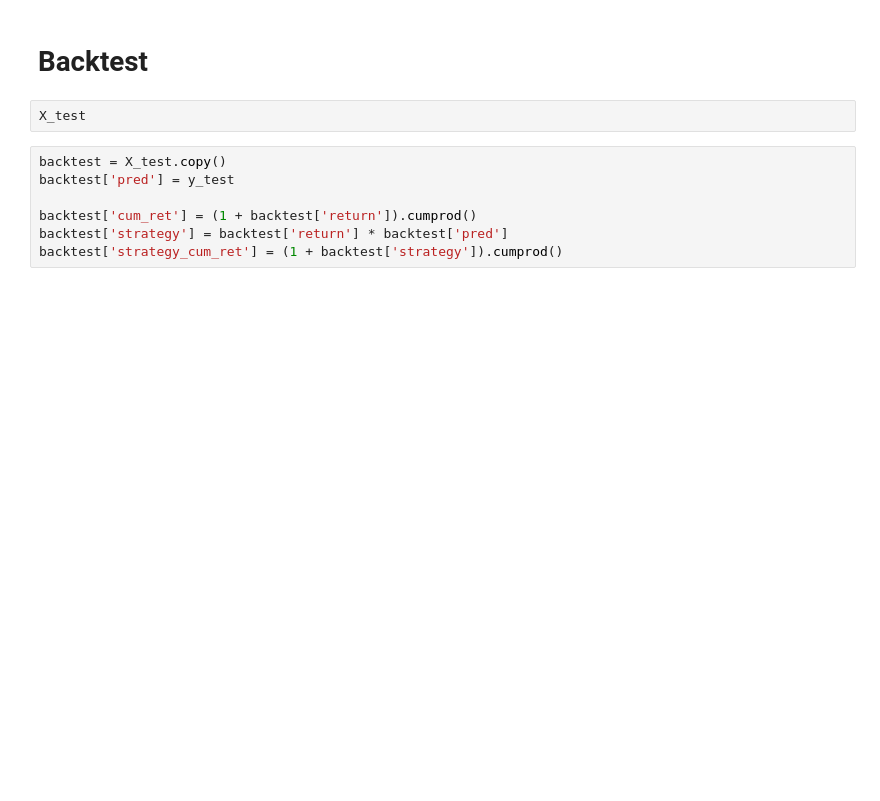
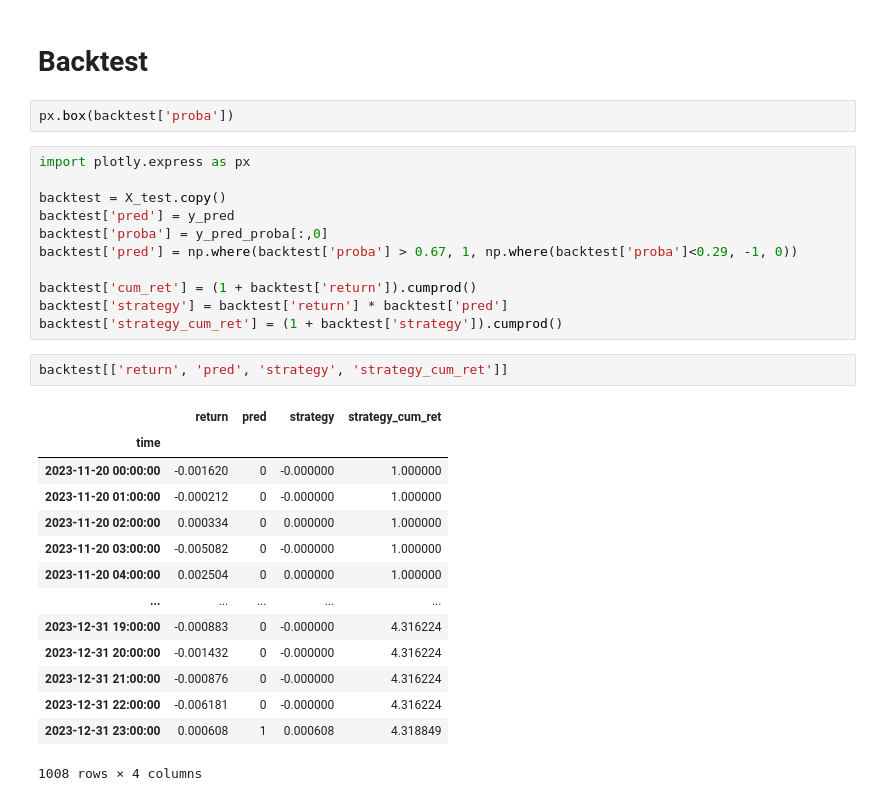
Before and after one commit to cedTrad/StrategyLab, a Jupyter notebook: app.ipynb, the cells around one changed output. Drawn from its saved outputs; the diff is of its cells as text; blank space fills up the shorter version.

```diff
--- a/app.ipynb
+++ b/app.ipynb
@@ -260,12 +255,33 @@ return_attribution(data, model, list(features.columns))
 # %% [markdown]
 # Backtest
-# %%
-X_test
+# %%
+px.box(backtest['proba'])
 # %%
+import plotly.express as px
+
 backtest = X_test.copy()
-backtest['pred'] = y_test
+backtest['pred'] = y_pred
+backtest['proba'] = y_pred_proba[:,0]
+backtest['pred'] = np.where(backtest['proba'] > 0.67, 1, np.where(backtest['proba']<0.29, -1, 0))
 
 backtest['cum_ret'] = (1 + backtest['return']).cumprod()
 backtest['strategy'] = backtest['return'] * backtest['pred']
 backtest['strategy_cum_ret'] = (1 + backtest['strategy']).cumprod()
+# %%
+backtest[['return', 'pred', 'strategy', 'strategy_cum_ret']]
+# %% [output]
+|  | return | pred | strategy | strategy_cum_ret |
+| time |  |  |  |  |
+| 2023-11-20 00:00:00 | -0.001620 | 0 | -0.000000 | 1.000000 |
+| 2023-11-20 01:00:00 | -0.000212 | 0 | -0.000000 | 1.000000 |
+| 2023-11-20 02:00:00 | 0.000334 | 0 | 0.000000 | 1.000000 |
+| 2023-11-20 03:00:00 | -0.005082 | 0 | -0.000000 | 1.000000 |
+| 2023-11-20 04:00:00 | 0.002504 | 0 | 0.000000 | 1.000000 |
+| ... | ... | ... | ... | ... |
+| 2023-12-31 19:00:00 | -0.000883 | 0 | -0.000000 | 4.316224 |
+| 2023-12-31 20:00:00 | -0.001432 | 0 | -0.000000 | 4.316224 |
+| 2023-12-31 21:00:00 | -0.000876 | 0 | -0.000000 | 4.316224 |
+| 2023-12-31 22:00:00 | -0.006181 | 0 | -0.000000 | 4.316224 |
+| 2023-12-31 23:00:00 | 0.000608 | 1 | 0.000608 | 4.318849 |
+1008 rows × 4 columns
 # %%
```
Also changed, not shown: parts of 30 cells of this notebook, 12 other files.
